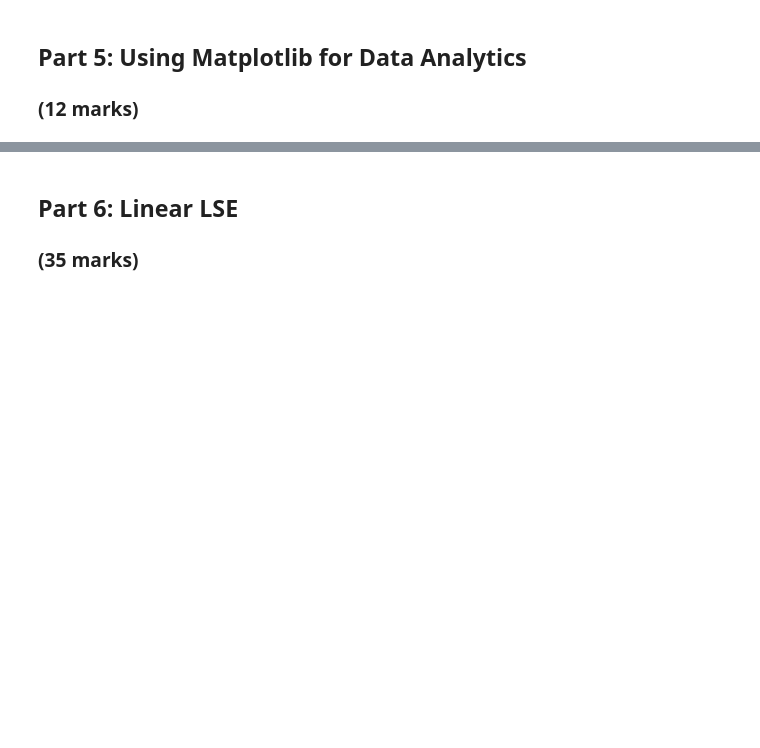
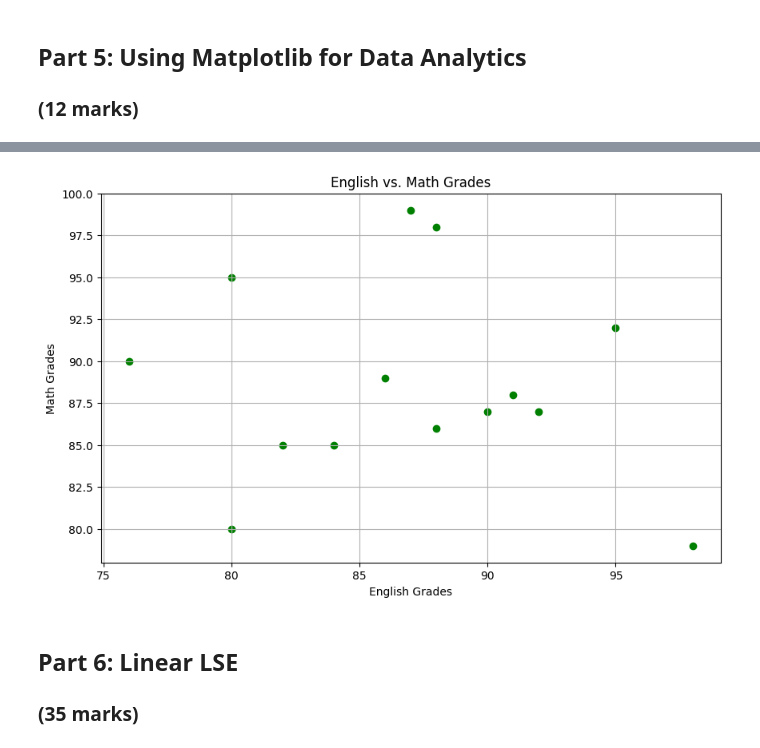
Before and after one commit to AngelicaCasibua/ENGG680_2025_Fall, a Jupyter notebook: Lab_Assignment1/Assignment1.ipynb, the cells around one changed output, grey strips where cells are left out. Drawn from its saved outputs; the diff is of its cells as text; code cells hidden in the pictures; blank space fills up the shorter version.

```diff
--- a/Lab_Assignment1/Assignment1.ipynb
+++ b/Lab_Assignment1/Assignment1.ipynb
@@ -458,22 +475,30 @@ plt.show()
 # %%
 # Let's also use matplotlib to display a scatter plot of English vs. Math grades
 # Scatter plots are useful for seeing the relationship between two variables
 plt.figure(figsize=(10, 6))
 
+df_studentGrades_English = pd.read_csv('/content/drive/MyDrive/ENGG680_2025_Fall/Lab_Assignment1/studentGrades_English.csv')
+df_studentGrades_Math = pd.read_csv('/content/drive/MyDrive/ENGG680_2025_Fall/Lab_Assignment1/studentGrades_Math.csv')
 # Step 1: Use .scatter(x_data, y_data) to create a scatter plot using the English grades on the x-axis, and Math grades on the y-axis
 # (2 mark)
 #
+plt.scatter(df_studentGrades_English['grade'], df_studentGrades_Math['grade'], color = 'green')
 
 # Step 1: Properly label the x and y axes as well as the title of your plot.
 # (3 marks)
 #
+plt.xlabel('English Grades')
+plt.ylabel('Math Grades')
+plt.title('English vs. Math Grades')
 plt.grid(True)
 
 # Step 2: Output an image file for the scatter plot with a descriptive file name
 # (1 mark)
 #
-
+plt.savefig('Students_EnglishGrades vs. Students_MathGrades Sactter Plot.png')
 plt.show()
+# %% [output]
+[figure, added]
 # %%
 # From the scatter plot, is there a relationship between the Math and English grades?
 # (1 mark)
```
Also changed, not shown: parts of 2 cells of this notebook.
